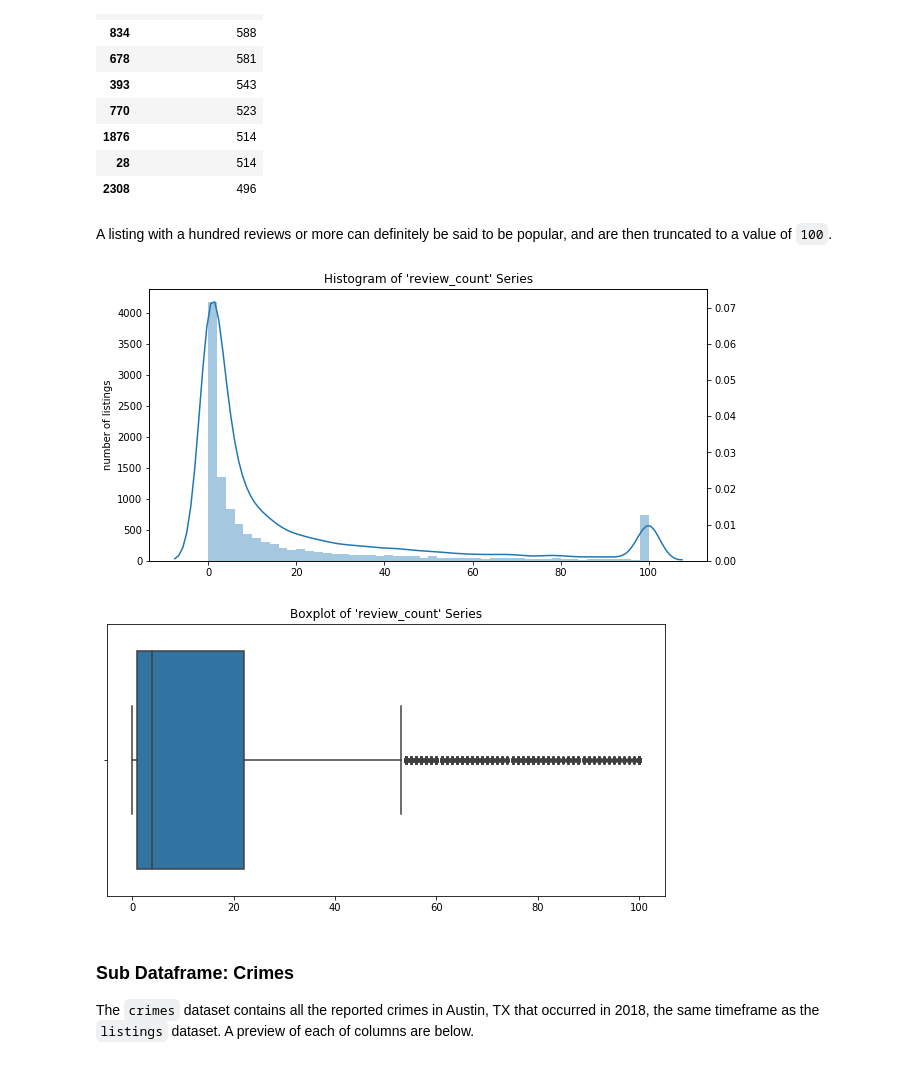
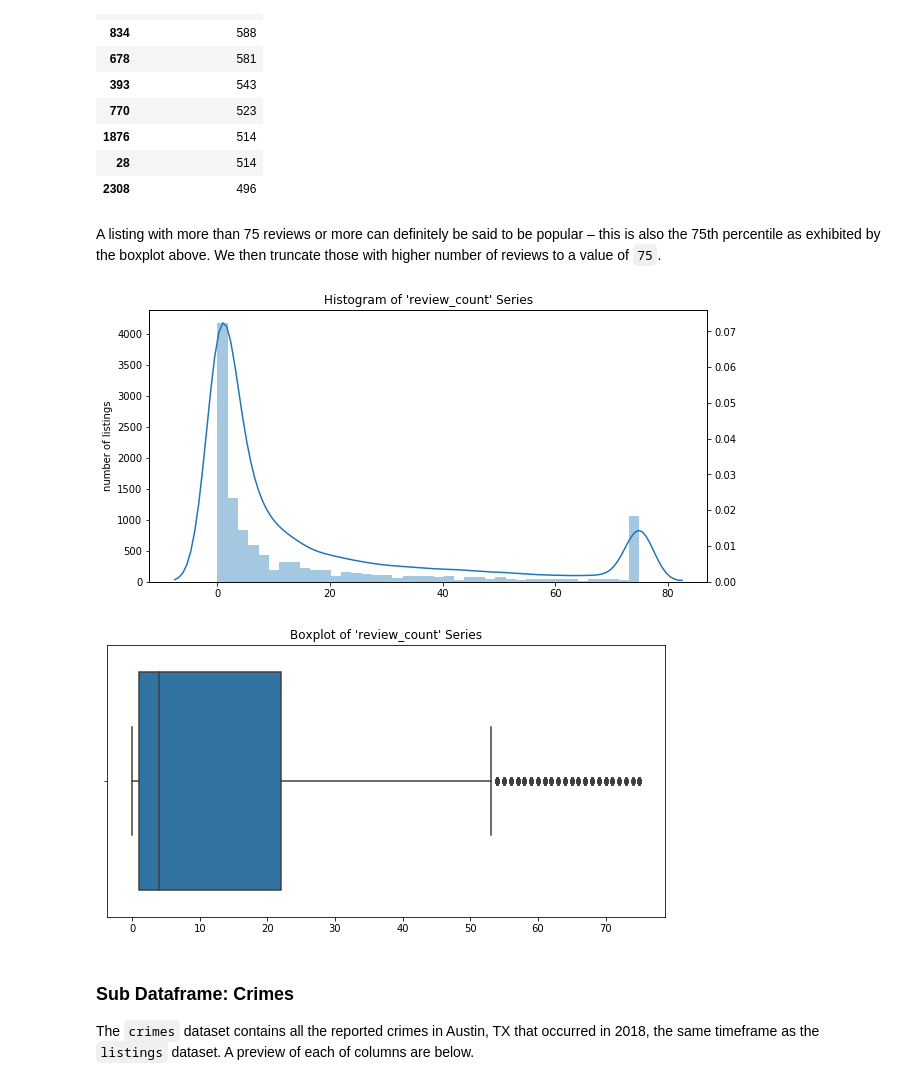
Before and after one commit to louiefb/airbnb-prediction-model, a Jupyter notebook: Data Wrangling.ipynb, the cells around one changed output. Saved outputs shown, nothing was run; the diff lists cells and outputs as text; code cells hidden in the pictures.

```diff
--- a/Data Wrangling.ipynb
+++ b/Data Wrangling.ipynb
@@ -200,7 +180,7 @@ MapQuest breaks down a physical address by street name, city, state, etc., and t
 For security reasons, the `API_KEY` variable has been obscured.
 # %%
 API = r"https://www.mapquestapi.com/geocoding/v1/reverse?key="
-API_KEY = "************************"
+API_KEY = "******************************"
 
 zipcodes = {}
 for idx in no_zip:
@@ -270,7 +250,7 @@ The number of typical hosts: 8693
 Host status is actually expressed by a string *"t"* or *"f"*. We convert these to boolean by using the `apply` function. At the same time, the two NaNs are converted to a False – this is because we'd expect a host to be more likely to be a host than a Superhost given the statistics.
 # %%
 superhost = listings["host_is_superhost"]
-superhost = superhost.apply(lambda row: True if row=="t" else False)
+superhost = superhost.apply(lambda row: 1 if row=="t" else 0)
 listings["host_is_superhost"] = superhost
 
 print("The number of NaNs after conversion: %d" \
@@ -350,7 +330,7 @@ The number of unverified hosts: 5885
 Again, this feature is denoted by a string *"t"* or a string *"f"*. We convert this column into boolean entries.
 # %%
 verified = verified.apply(lambda row: \
-                          True if row=="t" else False)
+                          1 if row=="t" else 0)
 listings["host_identity_verified"] = verified
 # %% [markdown]
 ### Listings Features Regarding Property ###
@@ -538,22 +518,22 @@ Below is the head of the five newly created columns.
 # %%
 amenities = listings["amenities"]
 
-private_entrance = amenities.apply(lambda row: True \
+private_entrance = amenities.apply(lambda row: 1 \
                                    if "Private entrance" in row \
-                                   else False)
-family_friendly = amenities.apply(lambda row: True \
+                                   else 0)
+family_friendly = amenities.apply(lambda row: 1 \
                                   if "Family/kid friendly" in row \
-                                  else False)
-pets_allowed = amenities.apply(lambda row: True \
+                                  else 0)
+pets_allowed = amenities.apply(lambda row: 1 \
                                if ("Cat(s)" in row) \
                                or ("Dog(s)" in row) \
                                or ("Pet(s)" in row) \
                                or ("Pets allowed" in row) \
-                               else False)
-self_checkin = amenities.apply(lambda row: True \
-                               if "Self check-in" in row else False)
-balcony = amenities.apply(lambda row: True \
-                          if "balcony" in row.lower() else False)
+                               else 0)
+self_checkin = amenities.apply(lambda row: 1 \
+                               if "Self check-in" in row else 0)
+balcony = amenities.apply(lambda row: 1 \
+                          if "balcony" in row.lower() else 0)
 
 listings["Private Entry"] = private_entrance
 listings["Family-friendly"] = family_friendly
@@ -932,31 +912,31 @@ display(sorted_review[["number_of_reviews"]].head(10))
 | 28 | 514 |
 | 2308 | 496 |
 # %% [markdown]
-A listing with a hundred reviews or more can definitely be said to be popular, and are then truncated to a value of `100`.
+A listing with more than 75 reviews or more can definitely be said to be popular – this is also the 75th percentile as exhibited by the boxplot above. We then truncate those with higher number of reviews to a value of `75`.
 # %%
-listings.loc[listings["number_of_reviews"] > 100, \
-             "number_of_reviews"] = 100
+listings.loc[listings["number_of_reviews"] > 75, \
+             "number_of_reviews"] = 75
 
 review_count = listings["number_of_reviews"]
 
 f, axes = plt.subplots(figsize=(10,5))
 ax = sns.distplot(a=review_count, kde=False)
 ax.set(title="Histogram of 'review_count' Series", \
        ylabel="number of listings", xlabel="")
 
 plt.twinx()
 ax = sns.kdeplot(review_count)
 ax.get_legend().remove()
 
 f, axes = plt.subplots(figsize=(10,5))
 ax = sns.boxplot(x=review_count)
 ax.set(title="Boxplot of 'review_count' Series", \
        xlabel="")
 
 plt.show()
 # %% [output]
-[figure, old version]
+[figure, new version]
-[figure, old version]
+[figure, new version]
 # %% [markdown]
 ### Sub Dataframe: Crimes ###
 The `crimes` dataset contains all the reported crimes in Austin, TX that occurred in 2018, the same timeframe as the `listings` dataset. A preview of each of columns are below.
```
Also changed, not shown: parts of 48 cells of this notebook.
